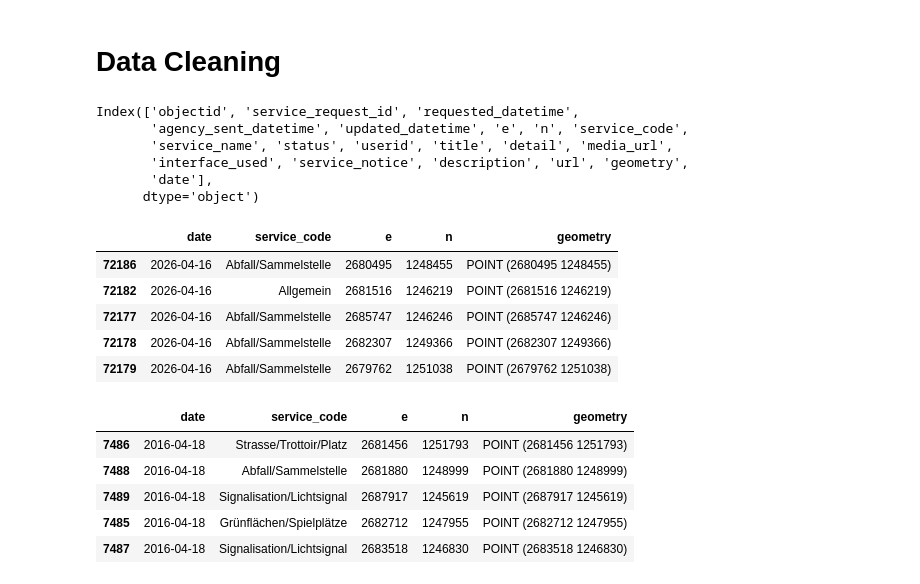
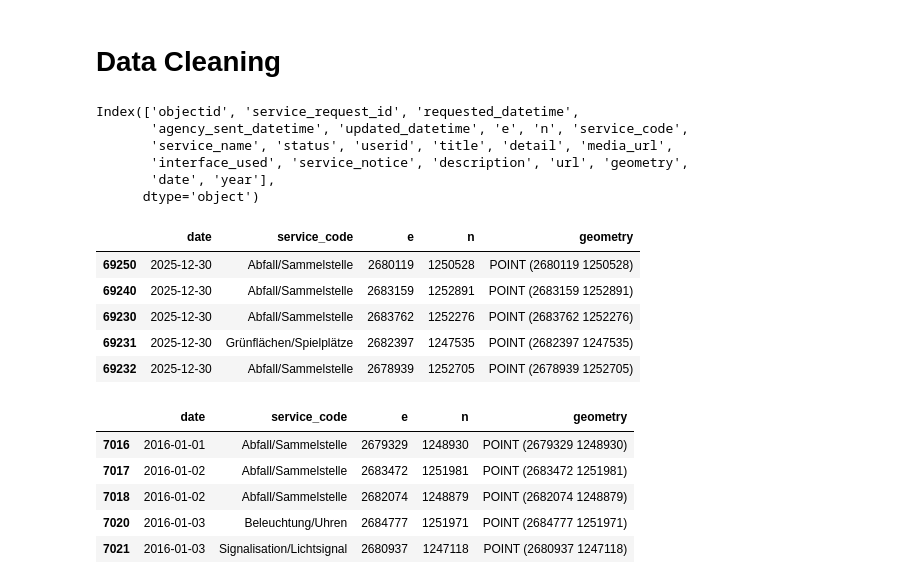
Before and after one commit to fabianott/sds210_project, a Jupyter notebook: notebooks/data_cleaning.ipynb, the cells around one changed output. Cells and saved outputs as stored; diff of their text form; code cells hidden in the pictures.

```diff
--- a/notebooks/data_cleaning.ipynb
+++ b/notebooks/data_cleaning.ipynb
@@ -9,48 +9,52 @@ import geopandas as gpd
 BASE_DIR = Path().resolve().parent
 
 # Read the data file
 raw_file_path = BASE_DIR / "data/raw/stzh.zwn_meldungen_p.csv"
 reports = pd.read_csv(raw_file_path)
 
 # Date transformation
 reports["requested_datetime"] = pd.to_datetime(reports["requested_datetime"])
 
-# Data from the last 10 years
-ten_years_ago = pd.Timestamp.now() - pd.DateOffset(years=10)
-reports = reports[reports["requested_datetime"] > ten_years_ago]
+# Data from the last 10 years (2016-2025)
+start_date = "2016-01-01"
+end_date = "2025-12-31"
+reports = reports[(reports["requested_datetime"] >= start_date) &
+                  (reports["requested_datetime"] <= end_date)]
 
-# Date column
+
+# Date and year column
 reports["date"] = reports["requested_datetime"].dt.date
+reports["year"] = reports["requested_datetime"].dt.year
 
 # Extract useful columns
 print(reports.columns)
 reports = reports[["date","service_code", "e", "n", "geometry"]]
 
 display(reports.sort_values(by="date", ascending=False).head())
 display(reports.sort_values(by="date", ascending=True).head())
 
 # Save the cleand .csv in the "processed" data folder
 processed_file_path = BASE_DIR / "data/processed/reports_cleaned.csv"
 reports.to_csv(processed_file_path, index=False)
 # %% [output]
 Index(['objectid', 'service_request_id', 'requested_datetime',
        'agency_sent_datetime', 'updated_datetime', 'e', 'n', 'service_code',
        'service_name', 'status', 'userid', 'title', 'detail', 'media_url',
        'interface_used', 'service_notice', 'description', 'url', 'geometry',
-       'date'],
+       'date', 'year'],
       dtype='object')
 |  | date | service_code | e | n | geometry |
-| 72186 | 2026-04-16 | Abfall/Sammelstelle | 2680495 | 1248455 | POINT (2680495 1248455) |
-| 72182 | 2026-04-16 | Allgemein | 2681516 | 1246219 | POINT (2681516 1246219) |
-| 72177 | 2026-04-16 | Abfall/Sammelstelle | 2685747 | 1246246 | POINT (2685747 1246246) |
-| 72178 | 2026-04-16 | Abfall/Sammelstelle | 2682307 | 1249366 | POINT (2682307 1249366) |
-| 72179 | 2026-04-16 | Abfall/Sammelstelle | 2679762 | 1251038 | POINT (2679762 1251038) |
+| 69250 | 2025-12-30 | Abfall/Sammelstelle | 2680119 | 1250528 | POINT (2680119 1250528) |
+| 69240 | 2025-12-30 | Abfall/Sammelstelle | 2683159 | 1252891 | POINT (2683159 1252891) |
+| 69230 | 2025-12-30 | Abfall/Sammelstelle | 2683762 | 1252276 | POINT (2683762 1252276) |
+| 69231 | 2025-12-30 | Grünflächen/Spielplätze | 2682397 | 1247535 | POINT (2682397 1247535) |
+| 69232 | 2025-12-30 | Abfall/Sammelstelle | 2678939 | 1252705 | POINT (2678939 1252705) |
 |  | date | service_code | e | n | geometry |
-| 7486 | 2016-04-18 | Strasse/Trottoir/Platz | 2681456 | 1251793 | POINT (2681456 1251793) |
-| 7488 | 2016-04-18 | Abfall/Sammelstelle | 2681880 | 1248999 | POINT (2681880 1248999) |
-| 7489 | 2016-04-18 | Signalisation/Lichtsignal | 2687917 | 1245619 | POINT (2687917 1245619) |
-| 7485 | 2016-04-18 | Grünflächen/Spielplätze | 2682712 | 1247955 | POINT (2682712 1247955) |
-| 7487 | 2016-04-18 | Signalisation/Lichtsignal | 2683518 | 1246830 | POINT (2683518 1246830) |
+| 7016 | 2016-01-01 | Abfall/Sammelstelle | 2679329 | 1248930 | POINT (2679329 1248930) |
+| 7017 | 2016-01-02 | Abfall/Sammelstelle | 2683472 | 1251981 | POINT (2683472 1251981) |
+| 7018 | 2016-01-02 | Abfall/Sammelstelle | 2682074 | 1248879 | POINT (2682074 1248879) |
+| 7020 | 2016-01-03 | Beleuchtung/Uhren | 2684777 | 1251971 | POINT (2684777 1251971) |
+| 7021 | 2016-01-03 | Signalisation/Lichtsignal | 2680937 | 1247118 | POINT (2680937 1247118) |
 # %%
 # Lakes layer auf Stadt Zürich zuschneiden
 # Read the data file
```
Also changed, not shown: parts of 1 cell of this notebook, 4 other files.
